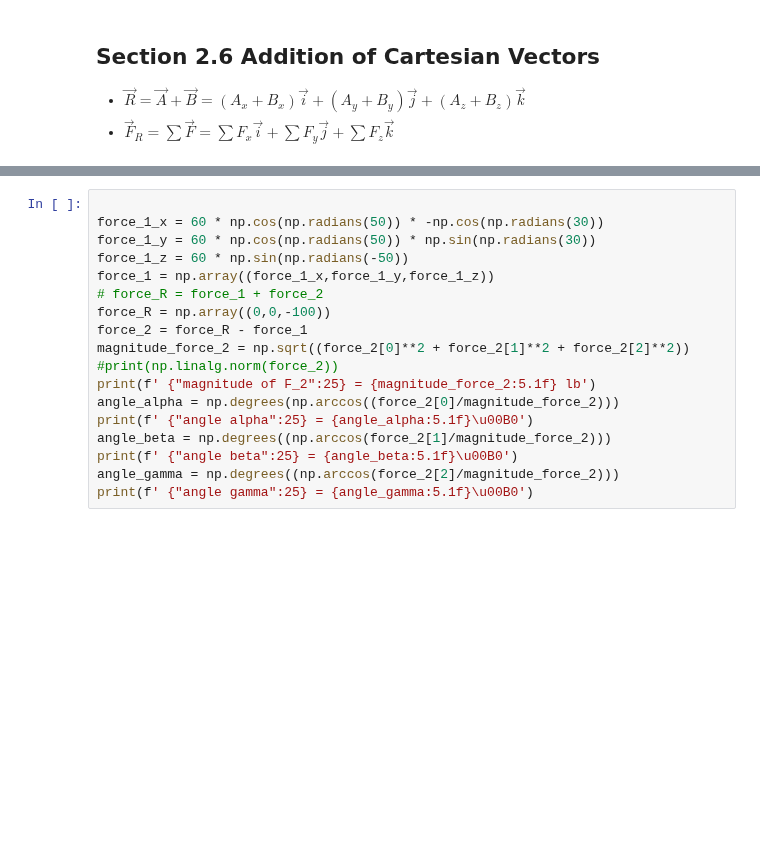
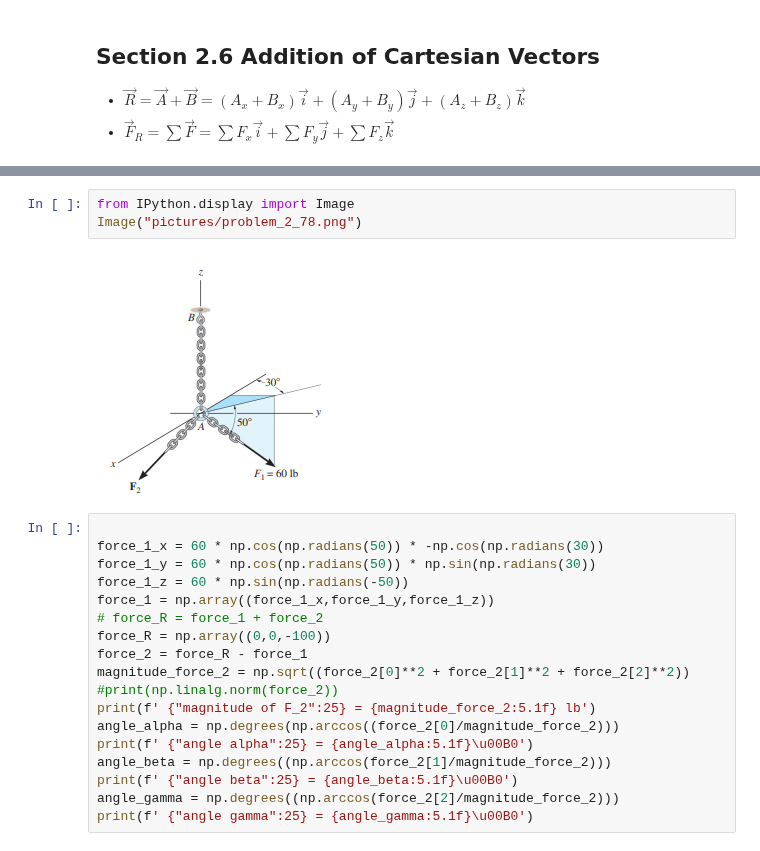
Before and after one commit to michaelhotchkiss/Statics, a Jupyter notebook: Chapter 2 - Force Vectors.ipynb, the cells around one changed output, grey strips where cells are left out. Saved outputs shown, nothing was run; the diff lists cells and outputs as text; blank space fills up the shorter version.

```diff
--- a/Chapter 2 - Force Vectors.ipynb
+++ b/Chapter 2 - Force Vectors.ipynb
@@ -162,3 +167,8 @@ coordinate direction angles of $\vec F_2$.
+# %%
+from IPython.display import Image
+Image("pictures/problem_2_78.png")
+# %% [output]
+[figure, added]
 # %%
 
 force_1_x = 60 * np.cos(np.radians(50)) * -np.cos(np.radians(30))
```
Also changed, not shown: parts of 10 cells of this notebook, 9 other files.
